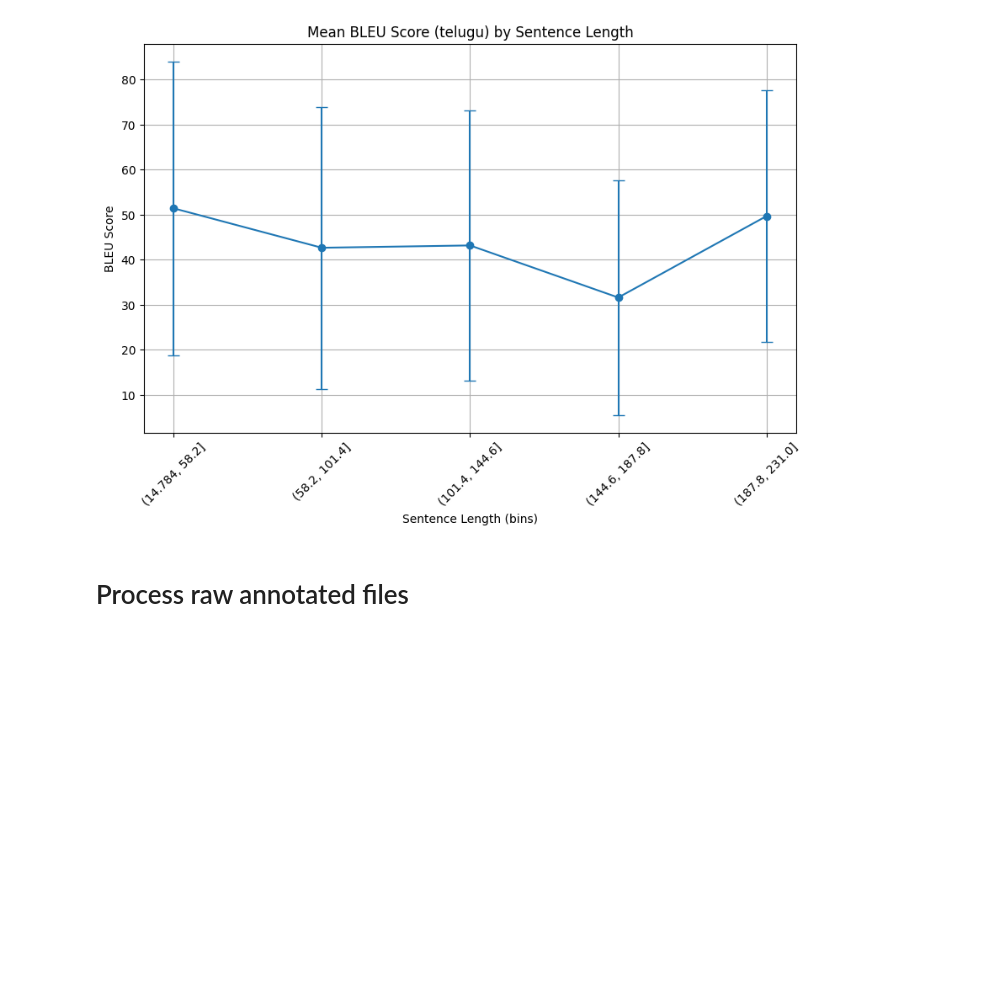
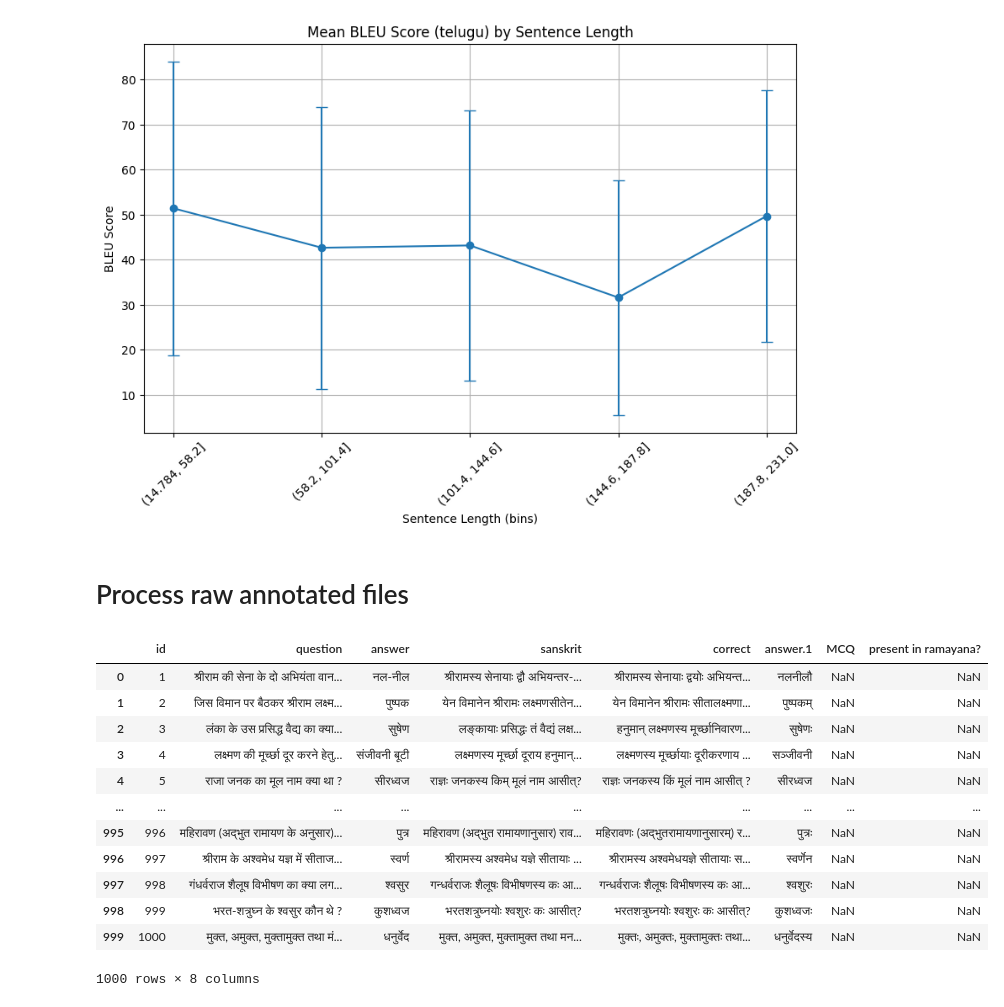
Before and after one commit to mahesh-ak/SktQA, a Jupyter notebook: Plots.ipynb, the cells around one changed output. Saved outputs shown, nothing was run; the diff lists cells and outputs as text; code cells hidden in the pictures; blank space fills up the shorter version.

```diff
--- a/Plots.ipynb
+++ b/Plots.ipynb
@@ -109,4 +109,19 @@ src_f = 'data/1000_Ramayana_Prashnottari - sanskrit.tsv'
 dst_f = 'data/qa_set/sanskrit.tsv'
 # %%
 df= pd.read_csv(src_f, sep='\t')
+df
+# %% [output]
+|  | id | question | answer | sanskrit | correct | answer.1 | MCQ | present in ramayana? |
+| 0 | 1 | श्रीराम की सेना के दो अभियंता वान... | नल-नील | श्रीरामस्य सेनायाः द्वौ अभियन्तर-... | श्रीरामस्य सेनायाः द्वयोः अभियन्त... | नलनीलौ | NaN | NaN |
+| 1 | 2 | जिस विमान पर बैठकर श्रीराम लक्ष्म... | पुष्पक | येन विमानेन श्रीरामः लक्ष्मणसीतेन... | येन विमानेन श्रीरामः सीतालक्ष्मणा... | पुष्पकम् | NaN | NaN |
+| 2 | 3 | लंका के उस प्रसिद्ध वैद्य का क्या... | सुषेण | लङ्कायाः प्रसिद्धः तं वैद्यं लक्ष... | हनुमान् लक्ष्मणस्य मूर्च्छानिवारण... | सुषेणः | NaN | NaN |
+| 3 | 4 | लक्ष्मण की मूर्च्छा दूर करने हेतु... | संजीवनी बूटी | लक्ष्मणस्य मूर्च्छा दूराय हनुमान्... | लक्ष्मणस्य मूर्च्छायाः दूरीकरणाय ... | सञ्जीवनी | NaN | NaN |
+| 4 | 5 | राजा जनक का मूल नाम क्या था ? | सीरध्वज | राज्ञः जनकस्य किम् मूलं नाम आसीत्? | राज्ञः जनकस्य किं मूलं नाम आसीत् ? | सीरध्वज | NaN | NaN |
+| ... | ... | ... | ... | ... | ... | ... | ... | ... |
+| 995 | 996 | महिरावण (अद्भुत रामायण के अनुसार)... | पुत्र | महिरावण (अद्भुत रामायणानुसार) राव... | महिरावणः (अद्भुतरामायणानुसारम्) र... | पुत्रः | NaN | NaN |
+| 996 | 997 | श्रीराम के अश्वमेध यज्ञ में सीताज... | स्वर्ण | श्रीरामस्य अश्वमेध यज्ञे सीतायाः ... | श्रीरामस्य अश्वमेधयज्ञे सीतायाः स... | स्वर्णेन | NaN | NaN |
+| 997 | 998 | गंधर्वराज शैलूष विभीषण का क्या लग... | श्वसुर | गन्धर्वराजः शैलूषः विभीषणस्य कः आ... | गन्धर्वराजः शैलूषः विभीषणस्य कः आ... | श्वशुरः | NaN | NaN |
+| 998 | 999 | भरत-शत्रुघ्न के श्वसुर कौन थे ? | कुशध्वज | भरतशत्रुघ्नयोः श्वशुरः कः आसीत्? | भरतशत्रुघ्नयोः श्वशुरः कः आसीत्? | कुशध्वजः | NaN | NaN |
+| 999 | 1000 | मुक्त, अमुक्त, मुक्तामुक्त तथा मं... | धनुर्वेद | मुक्त, अमुक्त, मुक्तामुक्त तथा मन... | मुक्तः, अमुक्तः, मुक्तामुक्तः तथा... | धनुर्वेदस्य | NaN | NaN |
+1000 rows × 8 columns
 # %%
```
Also changed, not shown: parts of 1 cell of this notebook, 6 other files.
